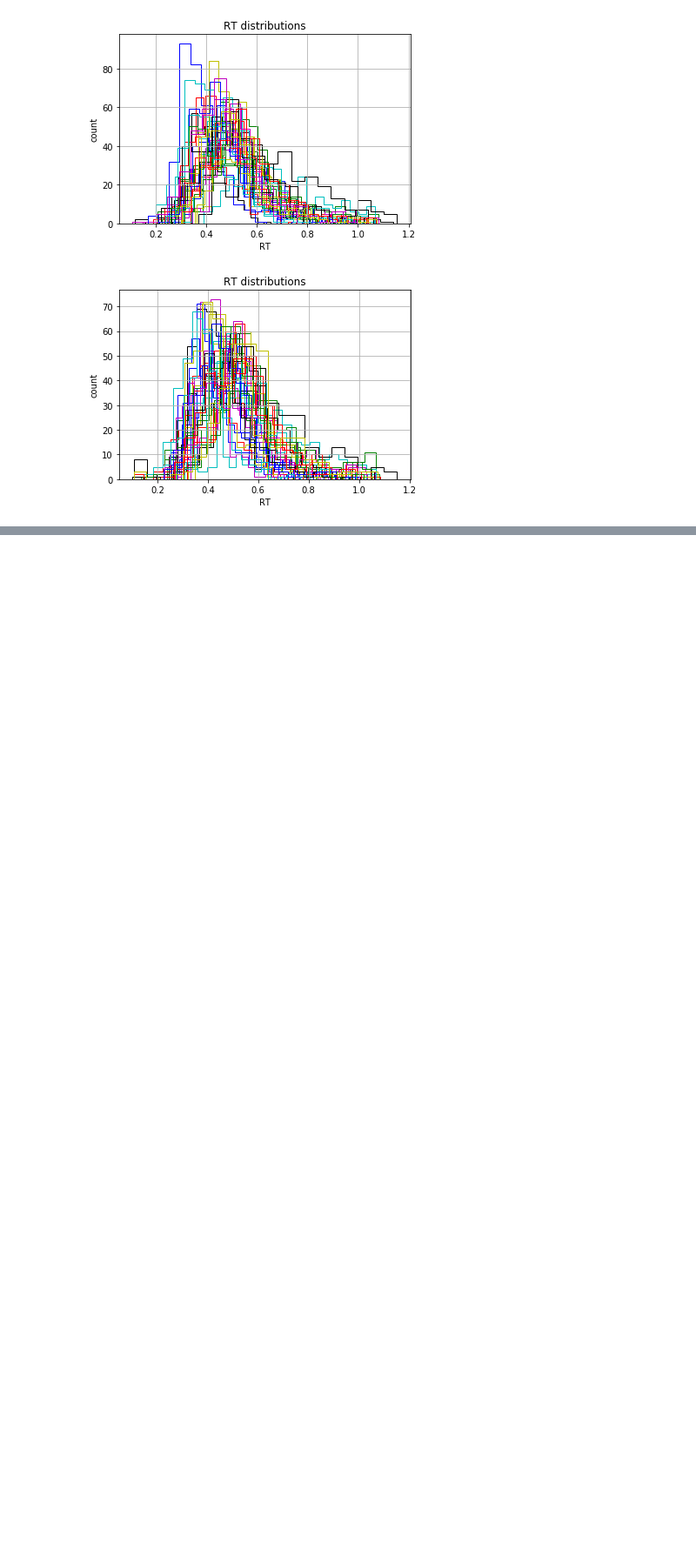
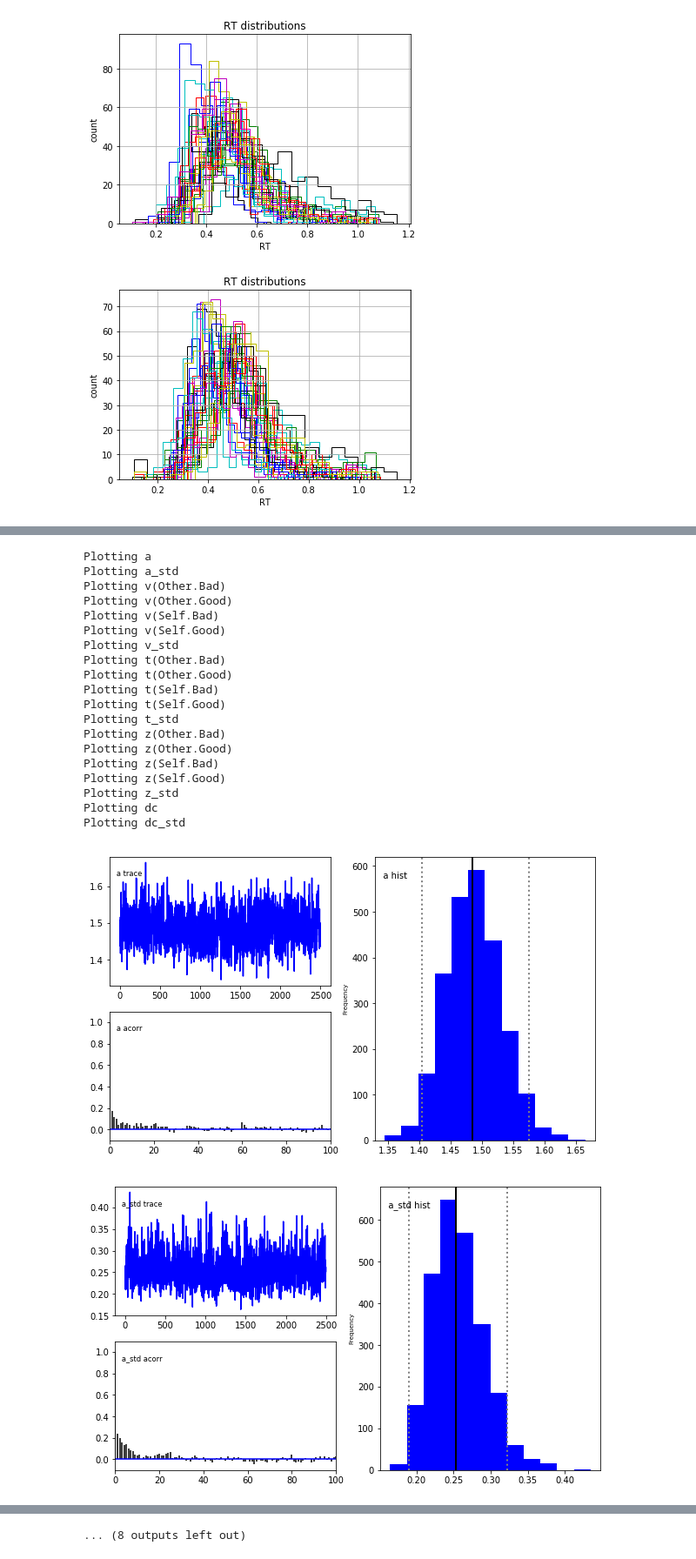
Before and after one commit to hcp4715/moralSelf_ddm, a Jupyter notebook: 3_confirm_study/Results/3_hddm/HDDM_MS_Rep_categ_stim.ipynb, the cells around one changed output, grey strips where cells are left out. Shown at 87% size. Saved outputs shown, nothing was run; the diff lists cells and outputs as text; code cells hidden in the pictures; blank space fills up the shorter version.

```diff
--- a/3_confirm_study/Results/3_hddm/HDDM_MS_Rep_categ_stim.ipynb
+++ b/3_confirm_study/Results/3_hddm/HDDM_MS_Rep_categ_stim.ipynb
@@ -167,0 +148,24 @@ Running M1 used: 26003.014273
+# %%
+M_Categ_id_vtz_s.plot_posteriors() # check convergence
+# %% [output]
+Plotting a
+Plotting a_std
+Plotting v(Other.Bad)
+Plotting v(Other.Good)
+Plotting v(Self.Bad)
+Plotting v(Self.Good)
+Plotting v_std
+Plotting t(Other.Bad)
+Plotting t(Other.Good)
+Plotting t(Self.Bad)
+Plotting t(Self.Good)
+Plotting t_std
+Plotting z(Other.Bad)
+Plotting z(Other.Good)
+Plotting z(Self.Bad)
+Plotting z(Self.Good)
+Plotting z_std
+Plotting dc
+Plotting dc_std
+[figure, added]
+[figure, added]
@@ -167,0 +181 @@ Running M1 used: 26003.014273
+... (8 outputs left out)
```
Also changed, not shown: parts of 19 cells of this notebook, 40 other files.
